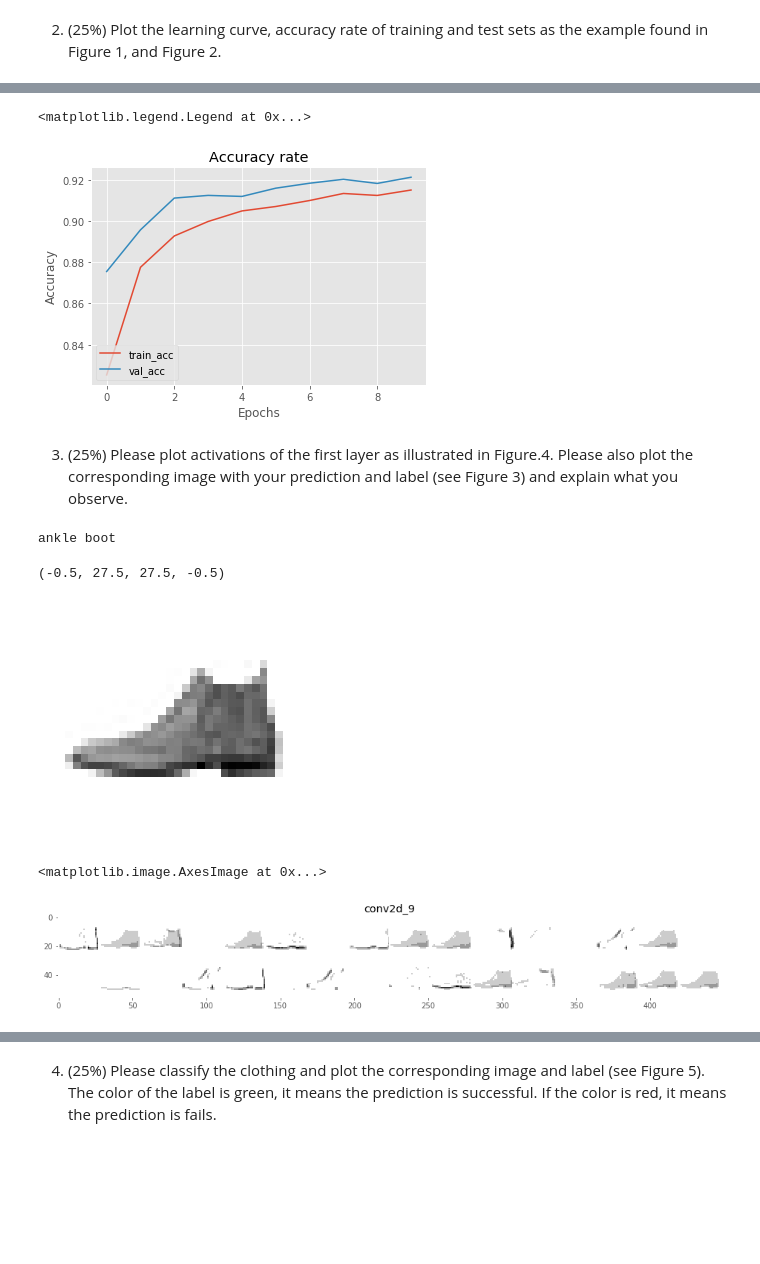
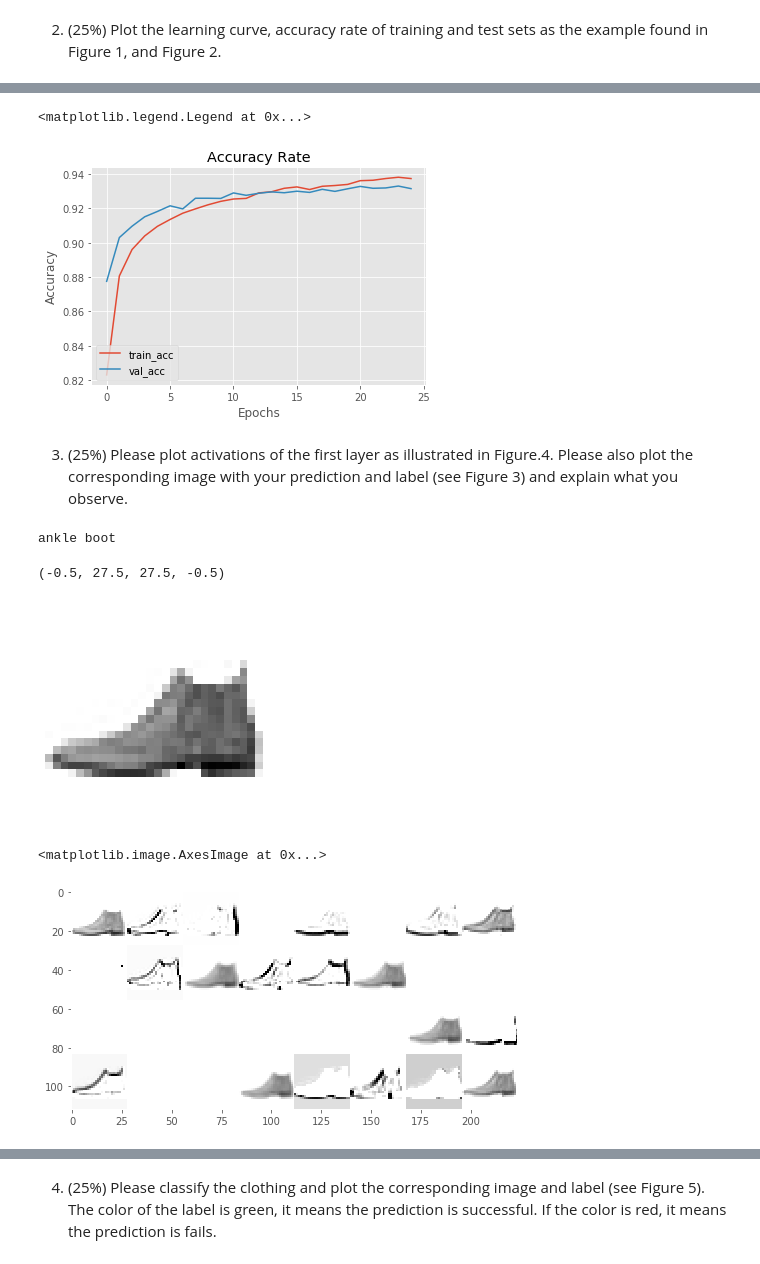
Before and after one commit to jessicachen49/FashionMNIST, a Jupyter notebook: hw3_r08725043.ipynb, the cells around one changed output, grey strips where cells are left out. Saved outputs shown, nothing was run; the diff lists cells and outputs as text; code cells hidden in the pictures; blank space fills up the shorter version.

```diff
--- a/hw3_r08725043.ipynb
+++ b/hw3_r08725043.ipynb
@@ -189,17 +265,15 @@ plt.legend(loc="lower left")
 # %%
-#plot accuracy
-N = NUM_EPOCHS
-plt.style.use("ggplot")
+#accuracy rate plot
 plt.figure()
-plt.plot(np.arange(0, N), H.history["acc"], label="train_acc")
-plt.plot(np.arange(0, N), H.history["val_acc"], label="val_acc")
-plt.title("Accuracy rate")
-plt.xlabel("Epochs")
-plt.ylabel("Accuracy")
-plt.legend(loc="lower left")
+plt.plot(np.arange(0,EPOCHS), history.history['acc'], label = 'train_acc')
+plt.plot(np.arange(0,EPOCHS), history.history['val_acc'], label = 'val_acc')
+plt.title('Accuracy Rate')
+plt.xlabel('Epochs')
+plt.ylabel('Accuracy')
+plt.legend(loc='lower left')
 # %% [output]
 <matplotlib.legend.Legend at 0x...>
-[figure, old version]
+[figure, new version]
 # %% [markdown]
 3. (25%) Please plot activations of the first layer as illustrated in Figure.4. Please also plot the
 corresponding image with your prediction and label (see Figure 3) and explain what you observe.
@@ -210,14 +280,15 @@ activation_model = models.Model(inputs=model.input, outputs=layer_outputs)
 # %%
-test_x = testX.reshape((testX.shape[0], 1, 28, 28))
-test_x = test_x.astype("float32") / 255.0
+layer_outputs = [layer.output for layer in model.layers[:1]] #first layer
+act_model = models.Model(input = model.input, outputs = layer_outputs)
 
+#show first test image and its label
 img = testX[0].reshape(1,28,28,1)
 prediction = preds.argmax(axis=1)
-label = labelNames[prediction[0]]
+label = labels[prediction[0]]
 print(label)
-plt.imshow(img[0,:,:,0],cmap="binary")
+plt.imshow(img[0,:,:,0],cmap='binary')
 plt.axis('off')
 # %% [output]
 ankle boot
 (-0.5, 27.5, 27.5, -0.5)
-[figure, old version]
+[figure, new version]
@@ -228,23 +295,26 @@ activations = activation_model.predict(img)
 # %%
-images_per_row = 16
-first_layer_activation = activations[0]
-features = first_layer_activation.shape[-1]
-size = first_layer_activation.shape[1]
-first_layer_activation = first_layer_activation.reshape(1,28,28,32)
-n_cols = n_features // images_per_row
+#show activations of the first layer
+act = act_model.predict(img)
+
+img_row = 8
+first_act = act[0] #first layer activation
+features = first_act.shape[-1]
+size = first_act.shape[1]
+first_act = first_act.reshape(1,28,28,32)
+n_cols = features // img_row
+display_grid = np.zeros((size * n_cols, img_row * size))
 for col in range(n_cols):
-    for row in range(images_per_row):
-        channel_image = layer_activation[0,:, :,col * images_per_row + row]
-        channel_image -= channel_image.mean()
-        channel_image /= channel_image.std()
-        channel_image = np.clip(channel_image, 0, 255).astype('uint8')
-        display_grid[col * size : (col + 1) * size, row * size : (row + 1) * size] = channel_image
+    for row in range(img_row):
+        chan_img = first_act[0,:, :,col * img_row + row]
+        chan_img -= chan_img.mean()
+        chan_img /= chan_img.std()
+        chan_img *= 64
+        chan_img = np.clip(chan_img, 0, 255).astype('uint8')
+        display_grid[col * size : (col + 1) * size, row * size : (row + 1) * size] = chan_img
         scale = 1 / size
-plt.figure(figsize=(scale * display_grid.shape[1],
-        scale * display_grid.shape[0]))
-plt.title(layer_name)
+plt.figure(figsize=(scale * display_grid.shape[1], scale * display_grid.shape[0]))
 plt.grid(False)
 plt.imshow(display_grid, aspect='auto', cmap='binary')
 # %% [output]
 <matplotlib.image.AxesImage at 0x...>
-[figure, old version]
+[figure, new version]
```
Also changed, not shown: parts of 18 cells of this notebook.
